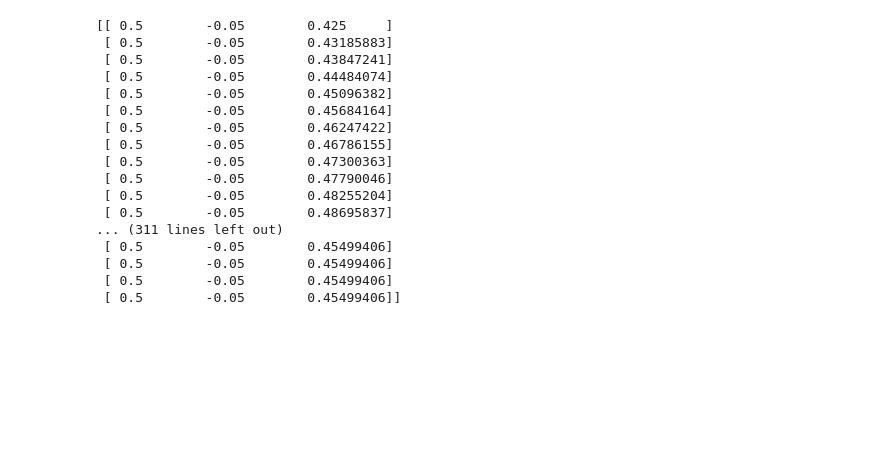
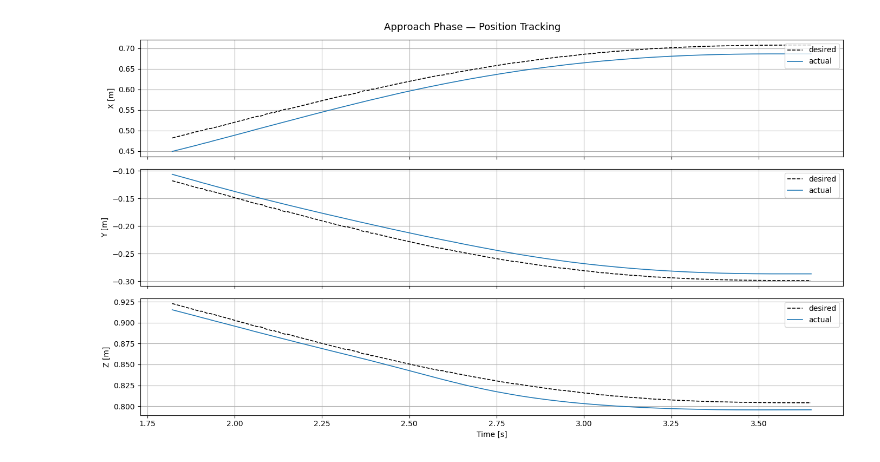
Before and after one commit to AlexanderWegenerRobotics/vision-mpc, a Jupyter notebook: analysis/read_logging.ipynb, the cells around one changed output. Cells and saved outputs as stored; diff of their text form; code cells hidden in the pictures; blank space fills up the shorter version.

Commit message:
approach state and control running, ready for MPC implementation

```diff
--- a/analysis/read_logging.ipynb
+++ b/analysis/read_logging.ipynb
@@ -60,21 +60,18 @@ plt.show()
 # %%
-box = bundles['box']
-print(box["pos"])
+start, stop = 300, 600
+
+labels = ['X', 'Y', 'Z']
+fig, axes = plt.subplots(3, 1, figsize=(14, 8), sharex=True)
+fig.suptitle('Approach Phase — Position Tracking', fontsize=13)
+
+for i, ax in enumerate(axes):
+    ax.plot(time[start:stop], p_des[start:stop, i], 'k--', label='desired', linewidth=1.2)
+    ax.plot(time[start:stop], p_act[start:stop, i], label='actual', linewidth=1.2)
+    ax.set_ylabel(f'{labels[i]} [m]')
+    ax.legend(loc='upper right')
+
+axes[-1].set_xlabel('Time [s]')
+plt.tight_layout()
+plt.show()
 # %% [output]
-[[ 0.5        -0.05        0.425     ]
- [ 0.5        -0.05        0.43185883]
- [ 0.5        -0.05        0.43847241]
- [ 0.5        -0.05        0.44484074]
- [ 0.5        -0.05        0.45096382]
- [ 0.5        -0.05        0.45684164]
- [ 0.5        -0.05        0.46247422]
- [ 0.5        -0.05        0.46786155]
- [ 0.5        -0.05        0.47300363]
- [ 0.5        -0.05        0.47790046]
- [ 0.5        -0.05        0.48255204]
- [ 0.5        -0.05        0.48695837]
-... (311 lines left out)
- [ 0.5        -0.05        0.45499406]
- [ 0.5        -0.05        0.45499406]
- [ 0.5        -0.05        0.45499406]
- [ 0.5        -0.05        0.45499406]]
+[figure, added]
```
Also changed, not shown: parts of 2 cells of this notebook, 6 other files.
